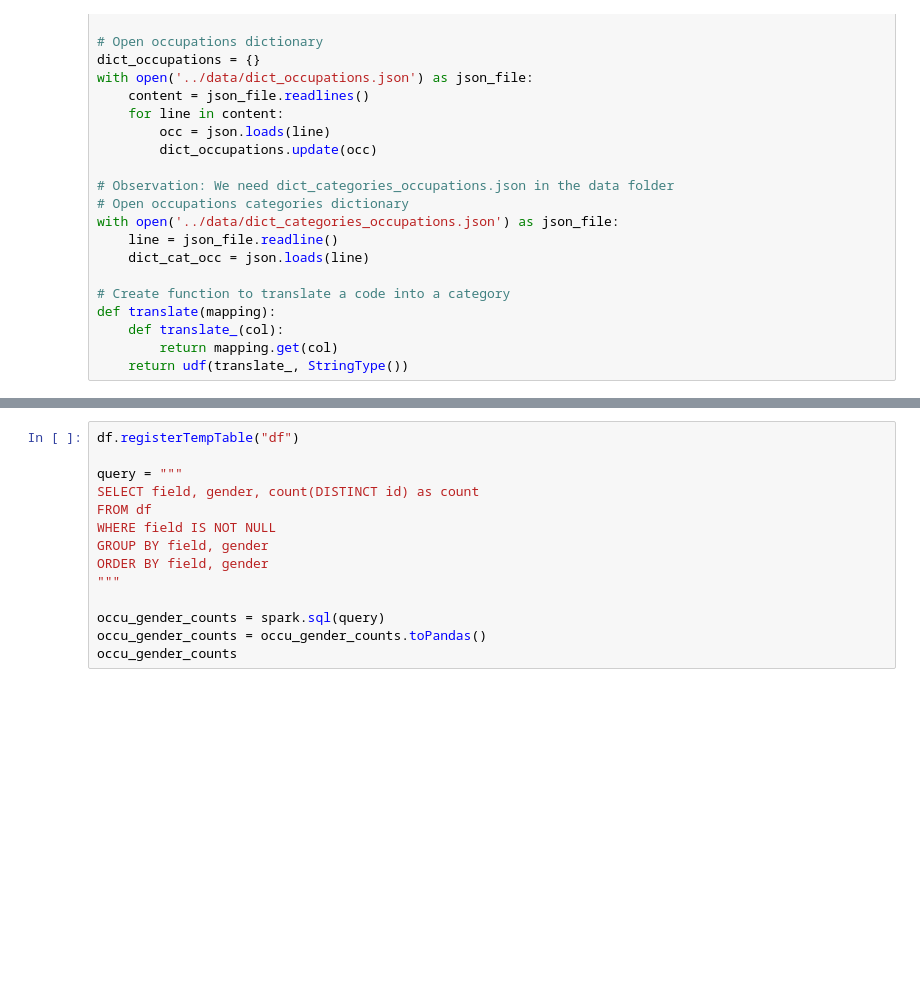
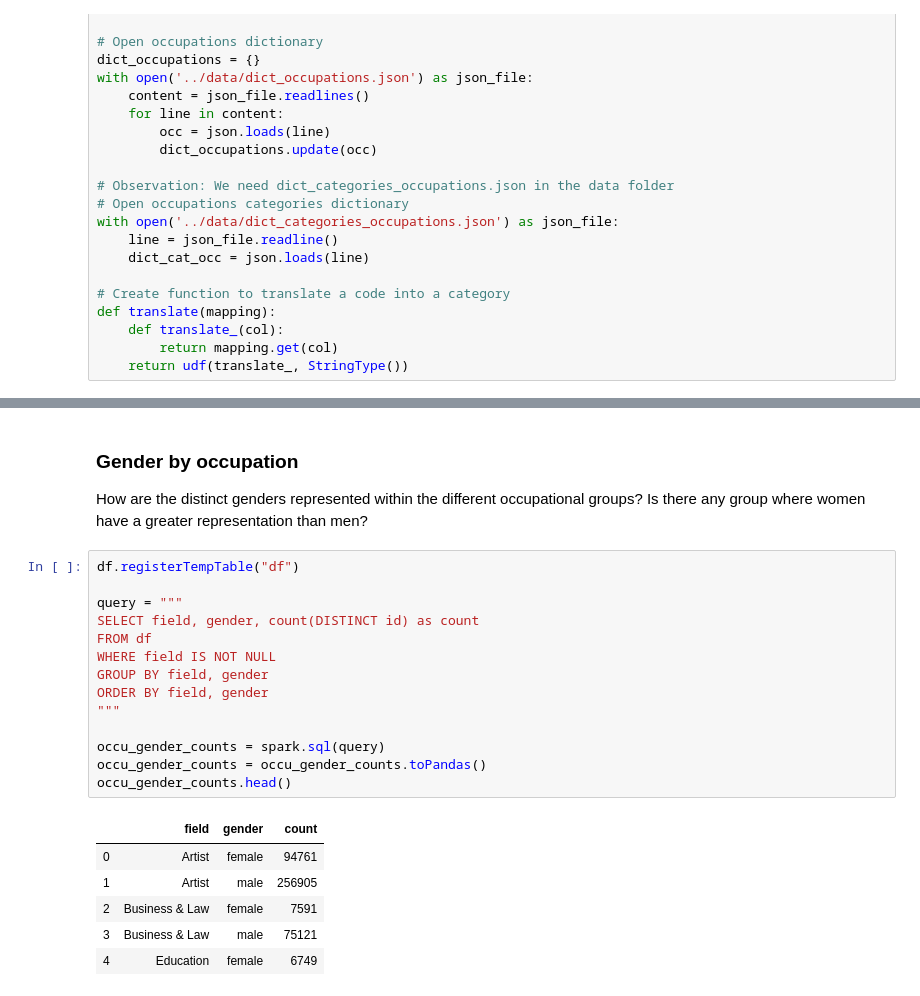
Before and after one commit to natbolon/wiki-gender, a Jupyter notebook: src/Wikipedia_Gender.ipynb, the cells around one changed output, grey strips where cells are left out. Cells and saved outputs as stored; diff of their text form; blank space fills up the shorter version.

```diff
--- a/src/Wikipedia_Gender.ipynb
+++ b/src/Wikipedia_Gender.ipynb
@@ -109,14 +195,25 @@ print("{:.2f} % of the entries work in the politics field".format(n_politics/n_t
+# %% [markdown]
+### Gender by occupation
+
+How are the distinct genders represented within the different occupational groups? Is there any group where women have a greater representation than men?
 # %%
 df.registerTempTable("df")
 
 query = """
 SELECT field, gender, count(DISTINCT id) as count
 FROM df
 WHERE field IS NOT NULL
 GROUP BY field, gender
 ORDER BY field, gender
 """
 
 occu_gender_counts = spark.sql(query)
 occu_gender_counts = occu_gender_counts.toPandas()
-occu_gender_counts
+occu_gender_counts.head()
+# %% [output]
+|  | field | gender | count |
+| 0 | Artist | female | 94761 |
+| 1 | Artist | male | 256905 |
+| 2 | Business & Law | female | 7591 |
+| 3 | Business & Law | male | 75121 |
+| 4 | Education | female | 6749 |
```
Also changed, not shown: parts of 17 cells of this notebook, 1 other file.
